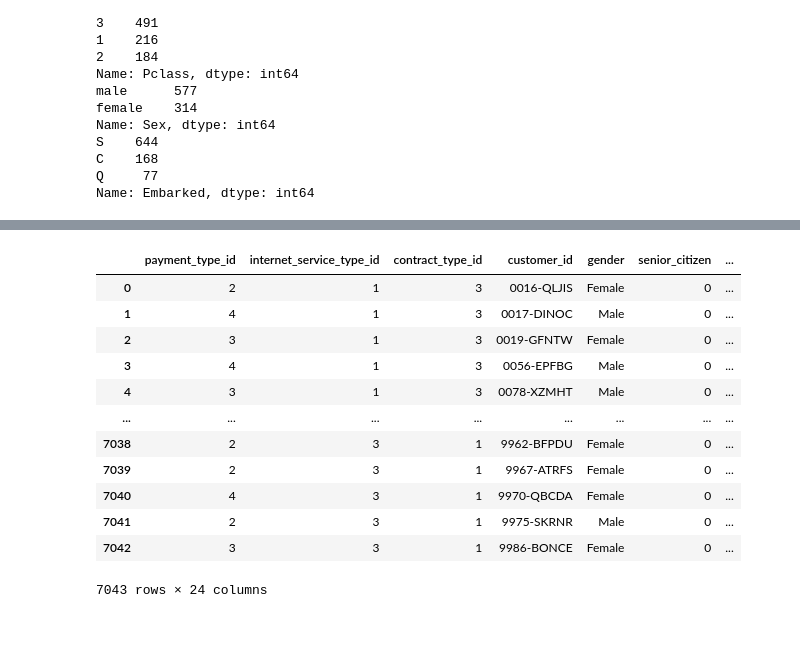
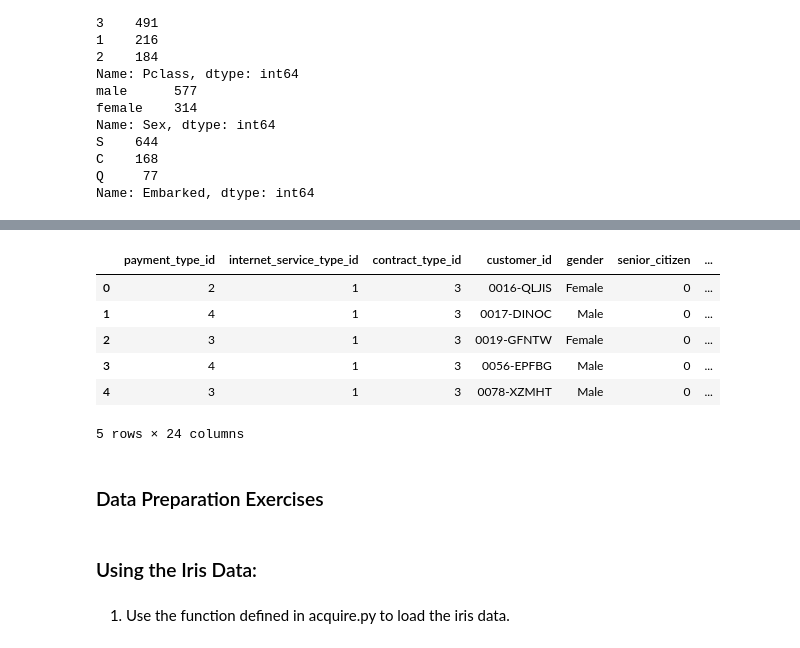
Before and after one commit to lainslie-18/classification-exercises, a Jupyter notebook: classification_exercises.ipynb, the cells around one changed output, grey strips where cells are left out. Saved outputs shown, nothing was run; the diff lists cells and outputs as text; code cells hidden in the pictures.

Commit message:
updating with additional completed exercises

```diff
--- a/classification_exercises.ipynb
+++ b/classification_exercises.ipynb
@@ -279,16 +252,16 @@ acquire.get_iris_data()
 # %%
-acquire.get_telco_data()
+acquire.get_telco_data().head()
 # %% [output]
 |  | payment_type_id | internet_service_type_id | contract_type_id | customer_id | gender | senior_citizen | ... |
 | 0 | 2 | 1 | 3 | 0016-QLJIS | Female | 0 | ... |
 | 1 | 4 | 1 | 3 | 0017-DINOC | Male | 0 | ... |
 | 2 | 3 | 1 | 3 | 0019-GFNTW | Female | 0 | ... |
 | 3 | 4 | 1 | 3 | 0056-EPFBG | Male | 0 | ... |
 | 4 | 3 | 1 | 3 | 0078-XZMHT | Male | 0 | ... |
-| ... | ... | ... | ... | ... | ... | ... | ... |
-| 7038 | 2 | 3 | 1 | 9962-BFPDU | Female | 0 | ... |
-| 7039 | 2 | 3 | 1 | 9967-ATRFS | Female | 0 | ... |
-| 7040 | 4 | 3 | 1 | 9970-QBCDA | Female | 0 | ... |
-| 7041 | 2 | 3 | 1 | 9975-SKRNR | Male | 0 | ... |
-| 7042 | 3 | 3 | 1 | 9986-BONCE | Female | 0 | ... |
-7043 rows × 24 columns
+5 rows × 24 columns
+# %% [markdown]
+### Data Preparation Exercises
+# %% [markdown]
+### Using the Iris Data:
+# %% [markdown]
+1. Use the function defined in acquire.py to load the iris data.
```
Also changed, not shown: parts of 30 cells of this notebook.
